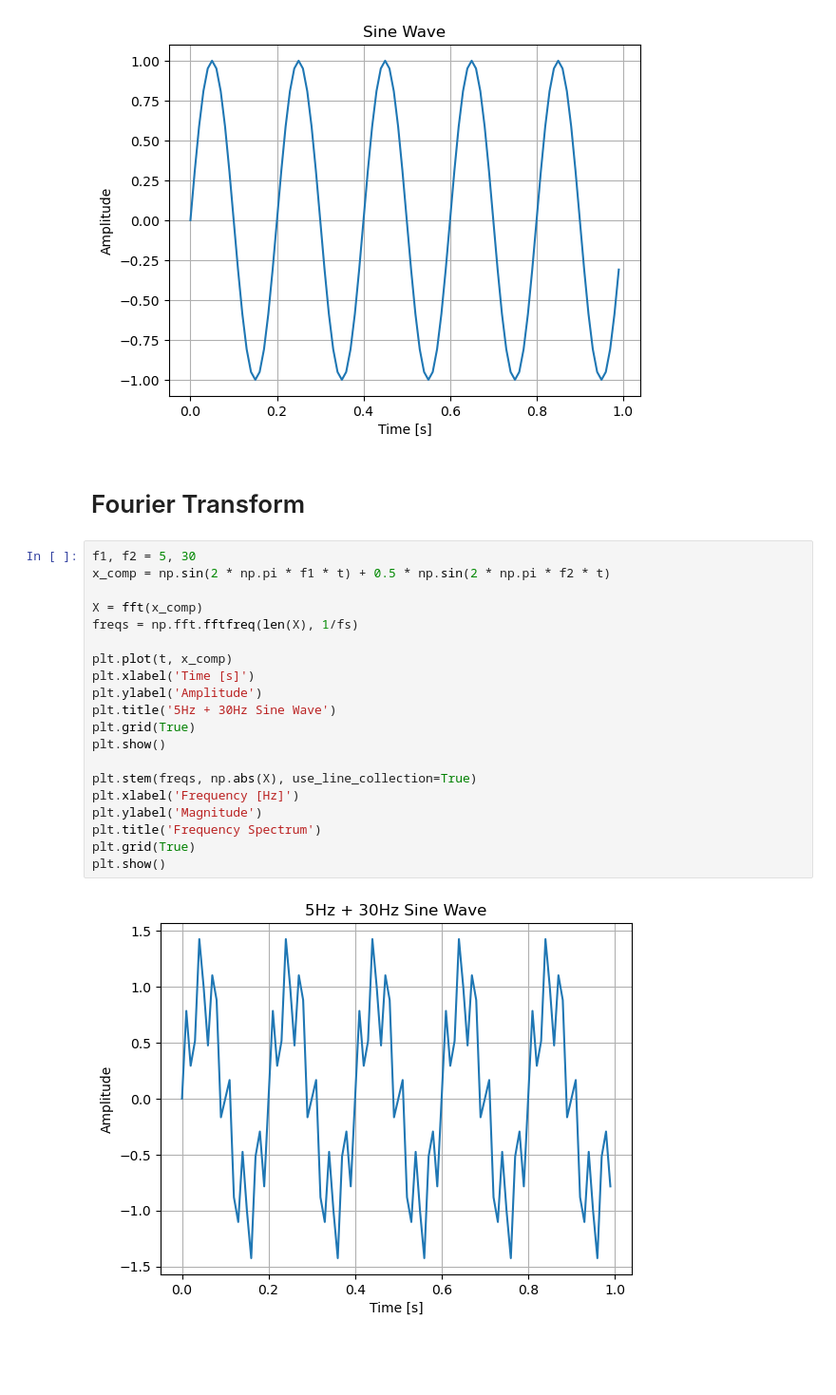
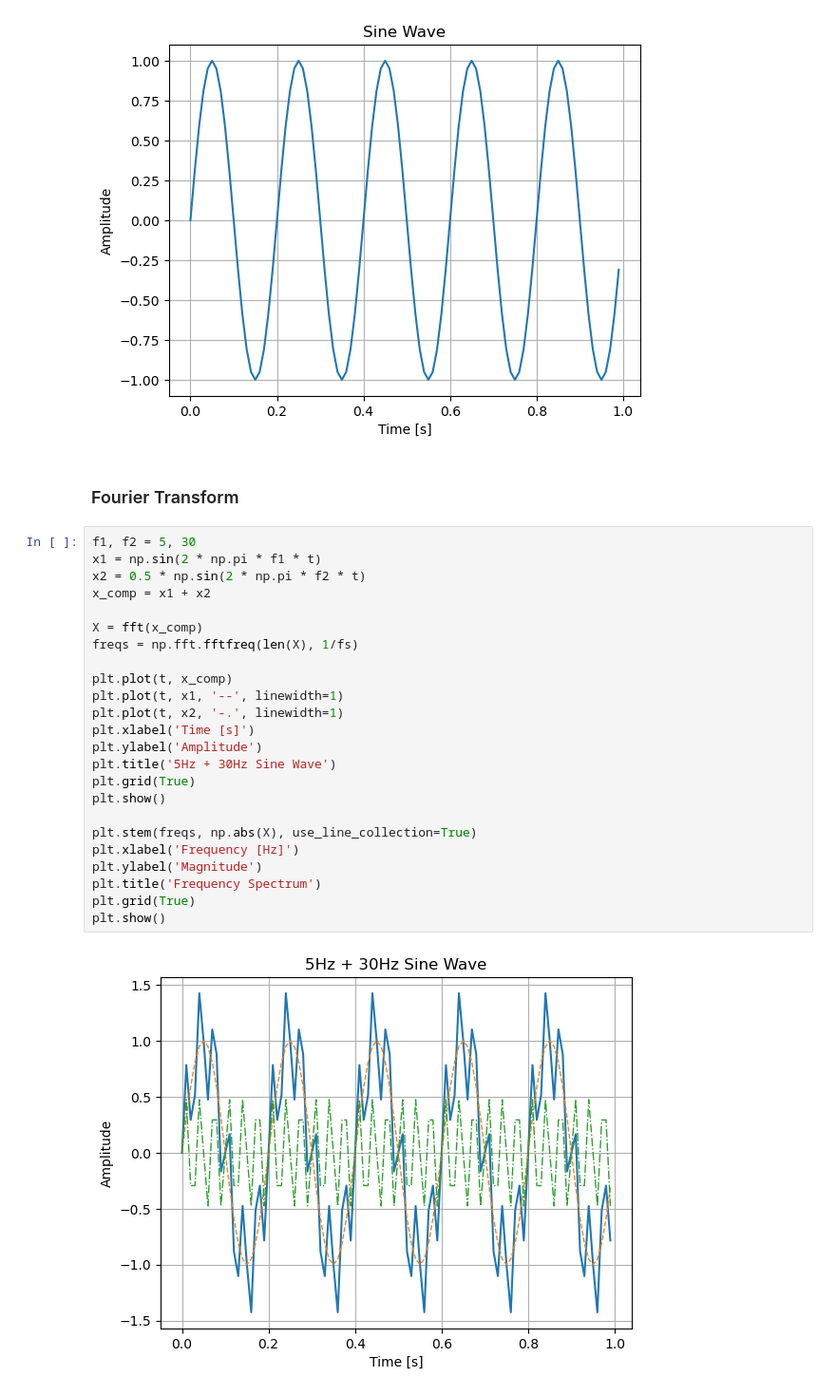
Before and after one commit to AI4EPS/EPS207_Observational_Seismology, a Jupyter notebook: docs/lectures/codes/signal_processing.ipynb, the cells around one changed output. Shown: that part at 95% size. Drawn from its saved outputs; the diff is of its cells as text; blank space fills up the shorter version.

```diff
--- a/docs/lectures/codes/signal_processing.ipynb
+++ b/docs/lectures/codes/signal_processing.ipynb
@@ -20,27 +20,31 @@ plt.show()
 # %% [output]
 [figure]
 # %% [markdown]
-# Fourier Transform
+### Fourier Transform
 # %%
 f1, f2 = 5, 30
-x_comp = np.sin(2 * np.pi * f1 * t) + 0.5 * np.sin(2 * np.pi * f2 * t)
+x1 = np.sin(2 * np.pi * f1 * t)
+x2 = 0.5 * np.sin(2 * np.pi * f2 * t)
+x_comp = x1 + x2
 
 X = fft(x_comp)
 freqs = np.fft.fftfreq(len(X), 1/fs)
 
 plt.plot(t, x_comp)
+plt.plot(t, x1, '--', linewidth=1)
+plt.plot(t, x2, '-.', linewidth=1)
 plt.xlabel('Time [s]')
 plt.ylabel('Amplitude')
 plt.title('5Hz + 30Hz Sine Wave')
 plt.grid(True)
 plt.show()
 
 plt.stem(freqs, np.abs(X), use_line_collection=True)
 plt.xlabel('Frequency [Hz]')
 plt.ylabel('Magnitude')
 plt.title('Frequency Spectrum')
 plt.grid(True)
 plt.show()
 # %% [output]
-[figure, old version]
+[figure, new version]
 [figure]
```
Also changed, not shown: parts of 27 cells of this notebook.
